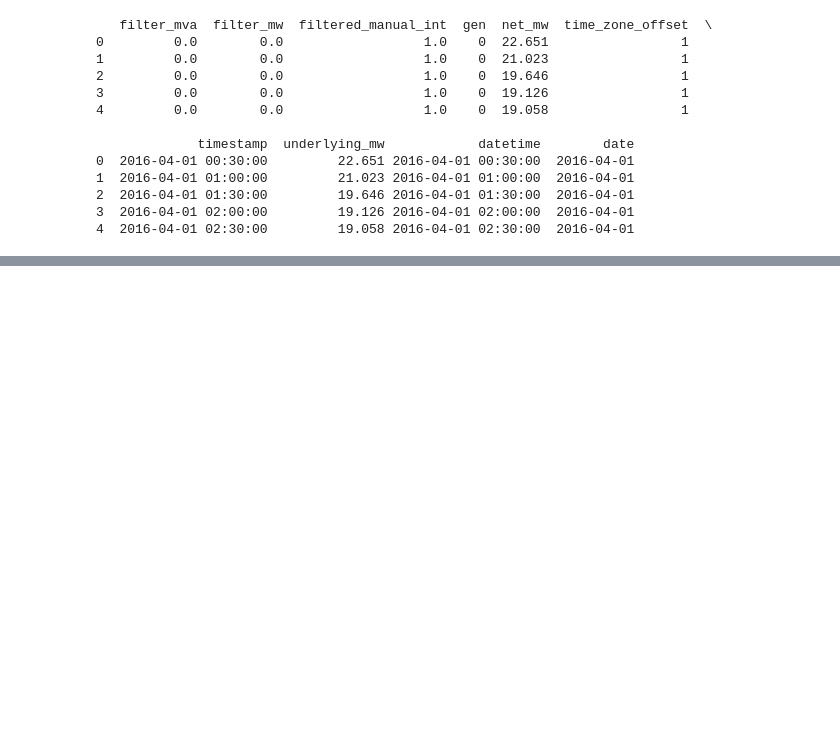
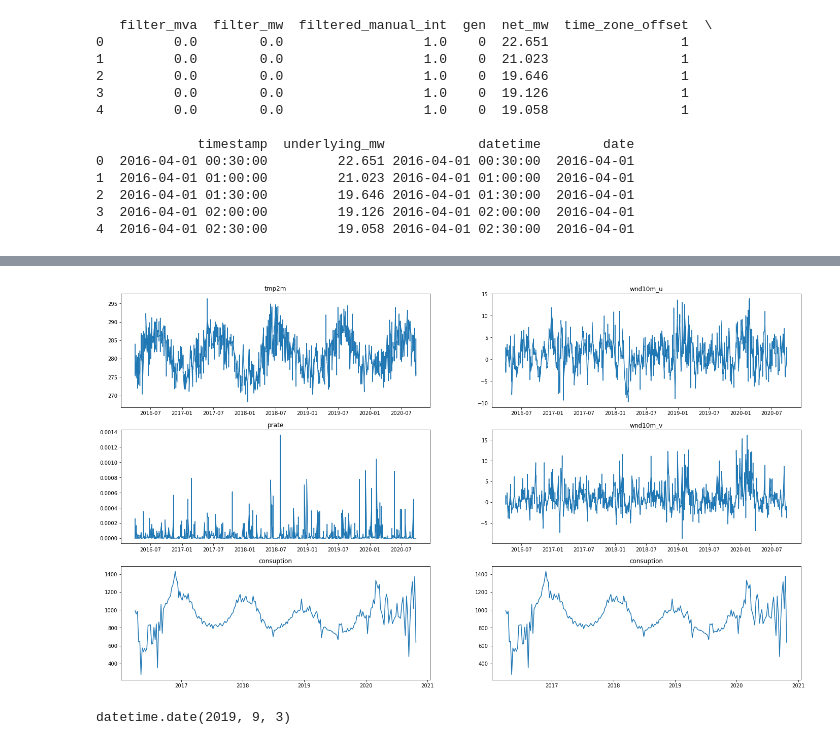
Before and after one commit to Roulini/sia_ts_forecast, a Jupyter notebook: visu.ipynb, the cells around one changed output, grey strips where cells are left out. Drawn from its saved outputs; the diff is of its cells as text; code cells hidden in the pictures; blank space fills up the shorter version.

```diff
--- a/visu.ipynb
+++ b/visu.ipynb
@@ -110,0 +122,38 @@ visu(meteo_df,consumption_df)
+# %%
+def filter_day(df):
+    return df[[d.weekday() == 5 for d in df.date]] #all the saturday
+
+def visu(meteo_df,consumption_df):
+    fig, axs = plt.subplots(3, 2,figsize=(24,14))
+    axs[0, 0].plot(meteo_df.date,meteo_df.tmp2m)
+    axs[0, 0].set_title('tmp2m')
+    axs[0, 1].plot(meteo_df.date,meteo_df.wnd10m_u)
+    axs[0, 1].set_title('wnd10m_u')
+    axs[1, 1].plot(meteo_df.date,meteo_df.wnd10m_v)
+    axs[1, 1].set_title('wnd10m_v')
+    axs[1, 0].plot(meteo_df.date,meteo_df.prate)
+    axs[1, 0].set_title('prate')
+    axs[2, 0].plot(consumption_df.date,consumption_df.underlying_mw)
+    axs[2, 0].set_title('consuption')
+    axs[2, 1].plot(consumption_df.date,consumption_df.underlying_mw)
+    axs[2, 1].set_title('consuption')
+    # fig = plt.figure(figsize=(11,7))
+
+def plot_saturdays(meteo_df,consumption_df):
+    df_meteo_by_day = change_scale(meteo_df)
+    df_consumption_by_day = change_scale(consumption_df)
+    df_meteo_by_day = filter_day(meteo_df)
+    df_consumption_by_day = filter_day(df_consumption_by_day)
+
+    df_meteo_by_day = df_meteo_by_day.sort_values("date").reset_index()
+    df_consumption_by_day = df_consumption_by_day.sort_values("date").reset_index()
+
+    visu(df_meteo_by_day,df_consumption_by_day)
+
+plot_saturdays(meteo_df,consumption_df)
+# %% [output]
+[figure, added]
+# %%
+meteo_df.date[0]
+# %% [output]
+datetime.date(2019, 9, 3)
```
Also changed, not shown: parts of 14 cells of this notebook.
